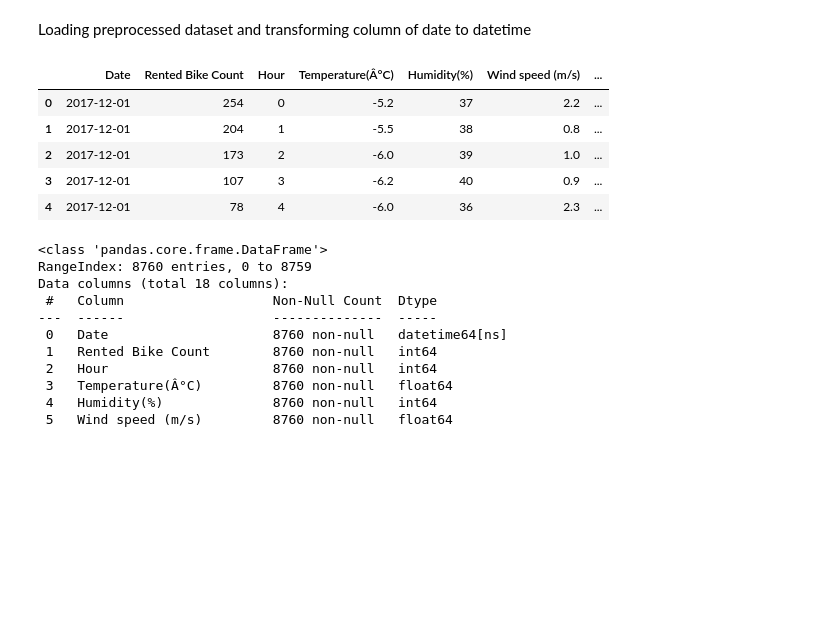
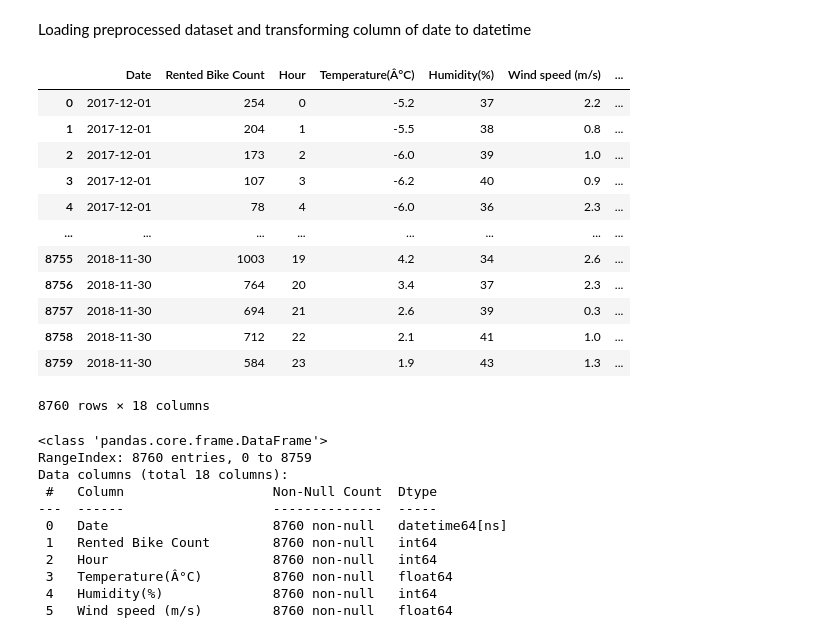
Before and after one commit to LucasParreirasDS/BikeRent, a Jupyter notebook: code/ExploratoryAnalysis1.ipynb, the cells around one changed output. Drawn from its saved outputs; the diff is of its cells as text; code cells hidden in the pictures; blank space fills up the shorter version.

```diff
--- a/code/ExploratoryAnalysis1.ipynb
+++ b/code/ExploratoryAnalysis1.ipynb
@@ -18,15 +18,22 @@ Loading preprocessed dataset and transforming column of date to datetime
 # %%
 og = pd.read_csv('../data/processed/SeoulBikeData2.csv', encoding='cp1252')
 df = og.copy()
 df['Date'] = pd.to_datetime(df['Date'], format='%d/%m/%Y')
-df.head()
+df
 # %% [output]
 |  | Date | Rented Bike Count | Hour | Temperature(Â°C) | Humidity(%) | Wind speed (m/s) | ... |
 | 0 | 2017-12-01 | 254 | 0 | -5.2 | 37 | 2.2 | ... |
 | 1 | 2017-12-01 | 204 | 1 | -5.5 | 38 | 0.8 | ... |
 | 2 | 2017-12-01 | 173 | 2 | -6.0 | 39 | 1.0 | ... |
 | 3 | 2017-12-01 | 107 | 3 | -6.2 | 40 | 0.9 | ... |
 | 4 | 2017-12-01 | 78 | 4 | -6.0 | 36 | 2.3 | ... |
+| ... | ... | ... | ... | ... | ... | ... | ... |
+| 8755 | 2018-11-30 | 1003 | 19 | 4.2 | 34 | 2.6 | ... |
+| 8756 | 2018-11-30 | 764 | 20 | 3.4 | 37 | 2.3 | ... |
+| 8757 | 2018-11-30 | 694 | 21 | 2.6 | 39 | 0.3 | ... |
+| 8758 | 2018-11-30 | 712 | 22 | 2.1 | 41 | 1.0 | ... |
+| 8759 | 2018-11-30 | 584 | 23 | 1.9 | 43 | 1.3 | ... |
+8760 rows × 18 columns
 # %%
 df.info()
 # %% [output]
```
Also changed, not shown: parts of 11 cells of this notebook.
